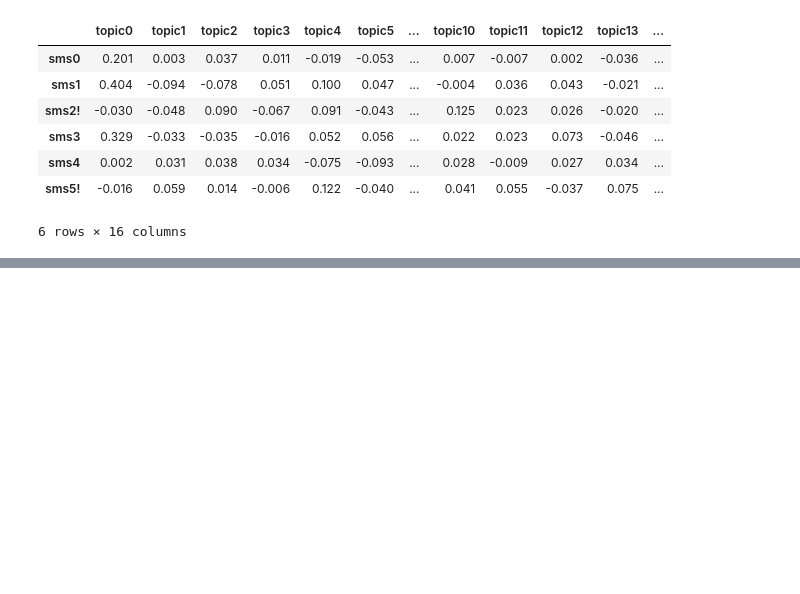
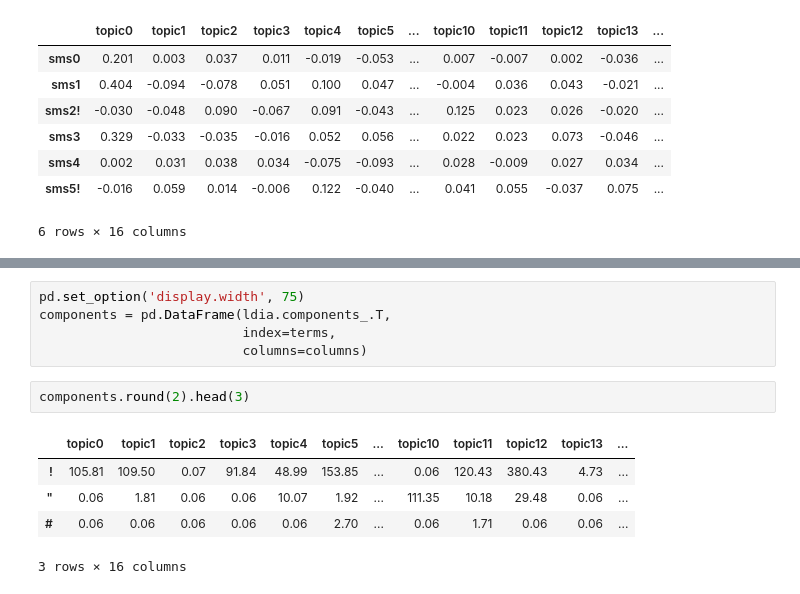
Before and after one commit to alextanhongpin/natural-language-processing-in-action, a Jupyter notebook: 04_semantic_analysis/main.ipynb, the cells around one changed output, grey strips where cells are left out. Saved outputs shown, nothing was run; the diff lists cells and outputs as text; blank space fills up the shorter version.

```diff
--- a/04_semantic_analysis/main.ipynb
+++ b/04_semantic_analysis/main.ipynb
@@ -370,0 +441,13 @@ svd_topic_vectors.round(3).head(6)
+# %%
+pd.set_option('display.width', 75)
+components = pd.DataFrame(ldia.components_.T,
+                          index=terms,
+                          columns=columns)
+# %%
+components.round(2).head(3)
+# %% [output]
+|  | topic0 | topic1 | topic2 | topic3 | topic4 | topic5 | ... | topic10 | topic11 | topic12 | topic13 | ... |
+| ! | 105.81 | 109.50 | 0.07 | 91.84 | 48.99 | 153.85 | ... | 0.06 | 120.43 | 380.43 | 4.73 | ... |
+| " | 0.06 | 1.81 | 0.06 | 0.06 | 10.07 | 1.92 | ... | 111.35 | 10.18 | 29.48 | 0.06 | ... |
+| # | 0.06 | 0.06 | 0.06 | 0.06 | 0.06 | 2.70 | ... | 0.06 | 1.71 | 0.06 | 0.06 | ... |
+3 rows × 16 columns
```
Also changed, not shown: parts of 39 cells of this notebook.
